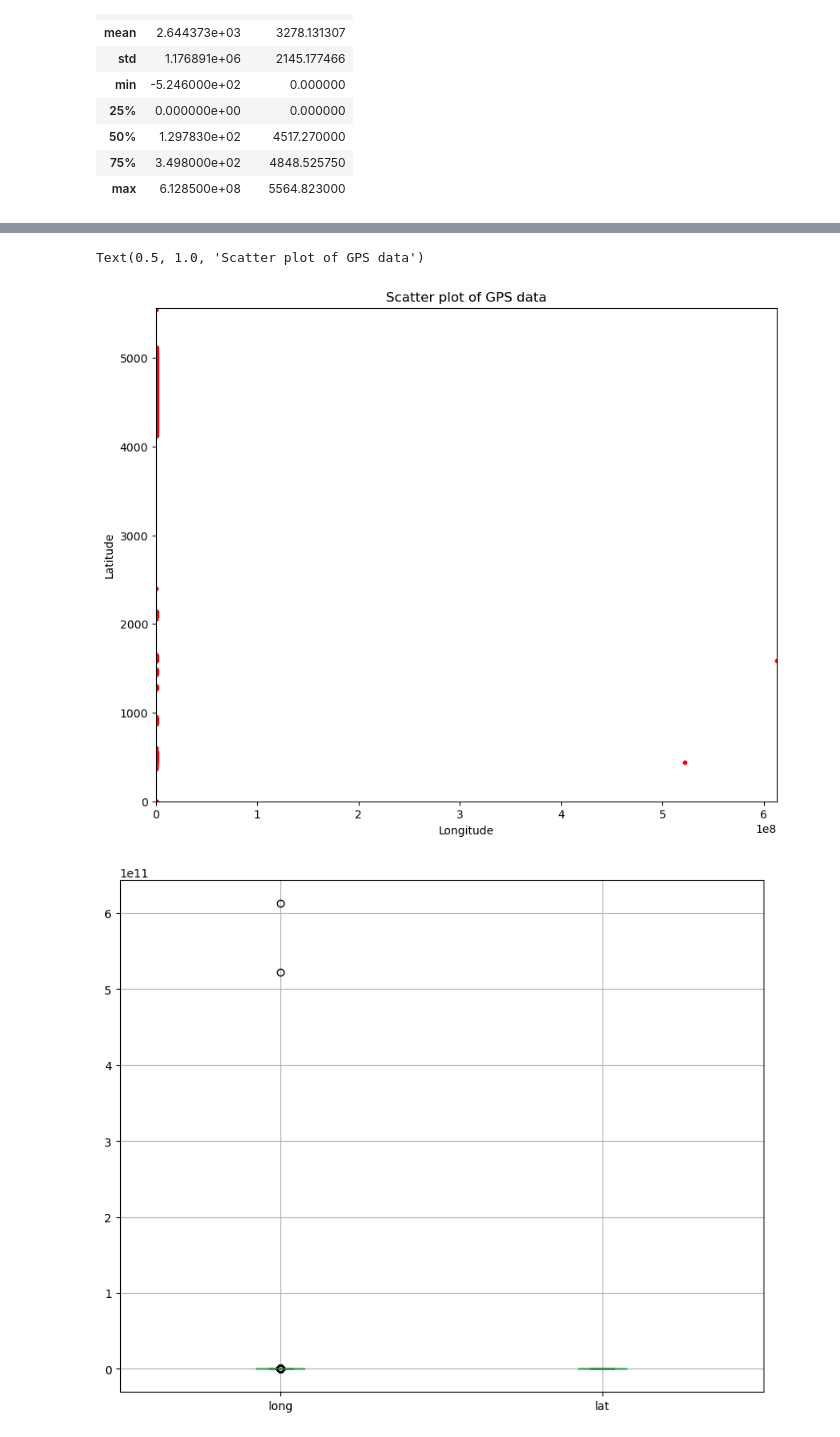
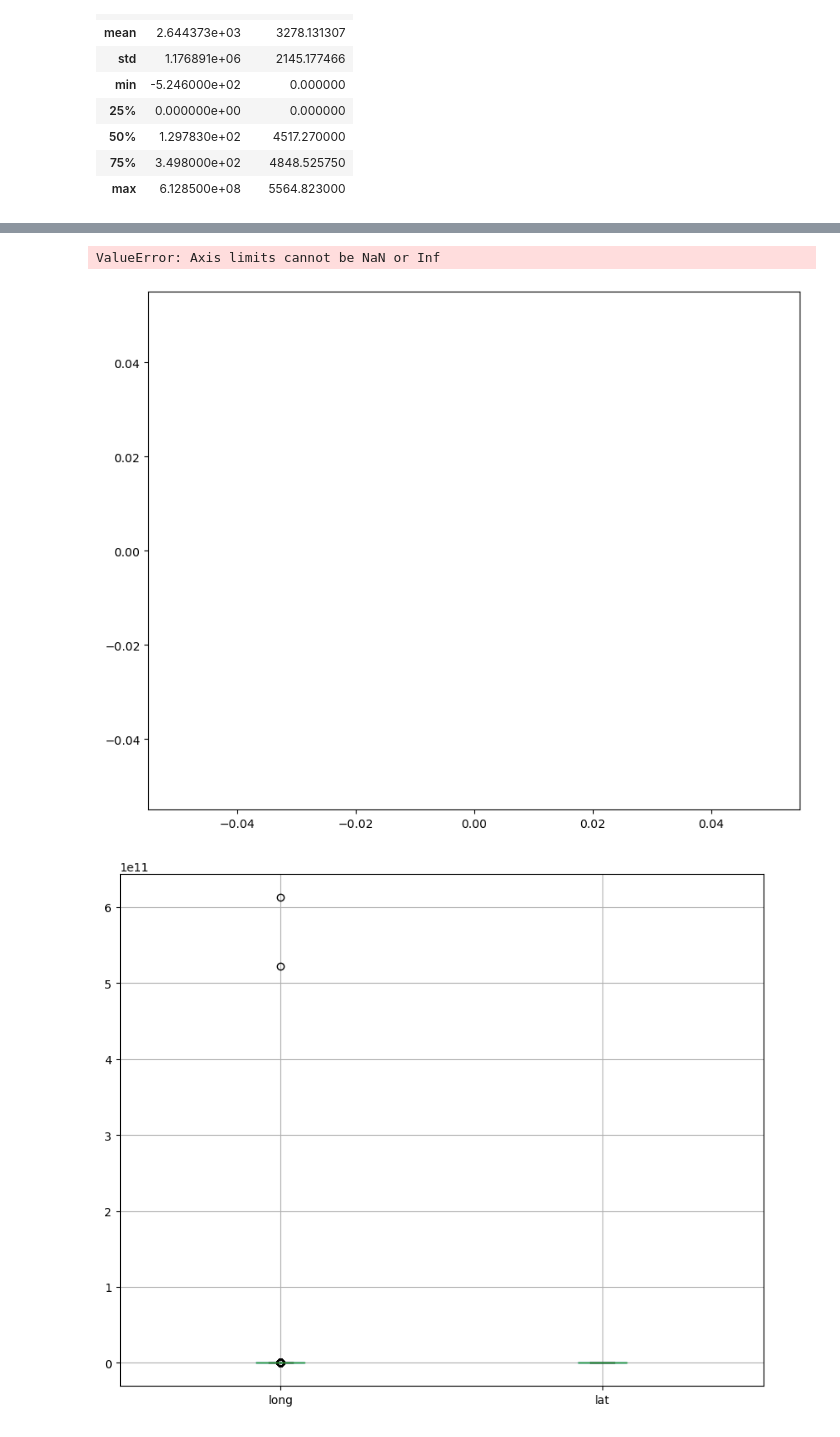
Before and after one commit to Warnex04/Projet-DataVis.2, a Jupyter notebook: Scripts/Map_Project.ipynb, the cells around one changed output, grey strips where cells are left out. Saved outputs shown, nothing was run; the diff lists cells and outputs as text; code cells hidden in the pictures.

```diff
--- a/Scripts/Map_Project.ipynb
+++ b/Scripts/Map_Project.ipynb
@@ -146,20 +160,20 @@ df_clean = df_map[(df_map['long'] >= -5.1) & (df_map['long'] <= 9.6) & (df_map['
 # %%
 # create a figure and axis object
 fig, ax = plt.subplots(figsize=(10, 8))
 
 # plot the scatter points
-ax.scatter(df_clean['long'], df_map['lat'], color='red', s=10)
+ax.scatter(df_clean['long'], df_clean['lat'], color='red', s=10)
 
 # set the map boundary box
-BBox = ((df_map['long'].min(), df_map['long'].max(), df_map['lat'].min(), df_map['lat'].max()))
+BBox = ((df_clean['long'].min(), df_clean['long'].max(), df_clean['lat'].min(), df_clean['lat'].max()))
 ax.set_xlim(BBox[0],BBox[1])
 ax.set_ylim(BBox[2],BBox[3])
 
 # add labels and title
 ax.set_xlabel('Longitude')
 ax.set_ylabel('Latitude')
 ax.set_title('Scatter plot of GPS data')
 # %% [output]
-Text(0.5, 1.0, 'Scatter plot of GPS data')
+ValueError: Axis limits cannot be NaN or Inf
-[figure, old version]
+[figure, new version]
 # %%
```
Also changed, not shown: parts of 8 cells of this notebook.
